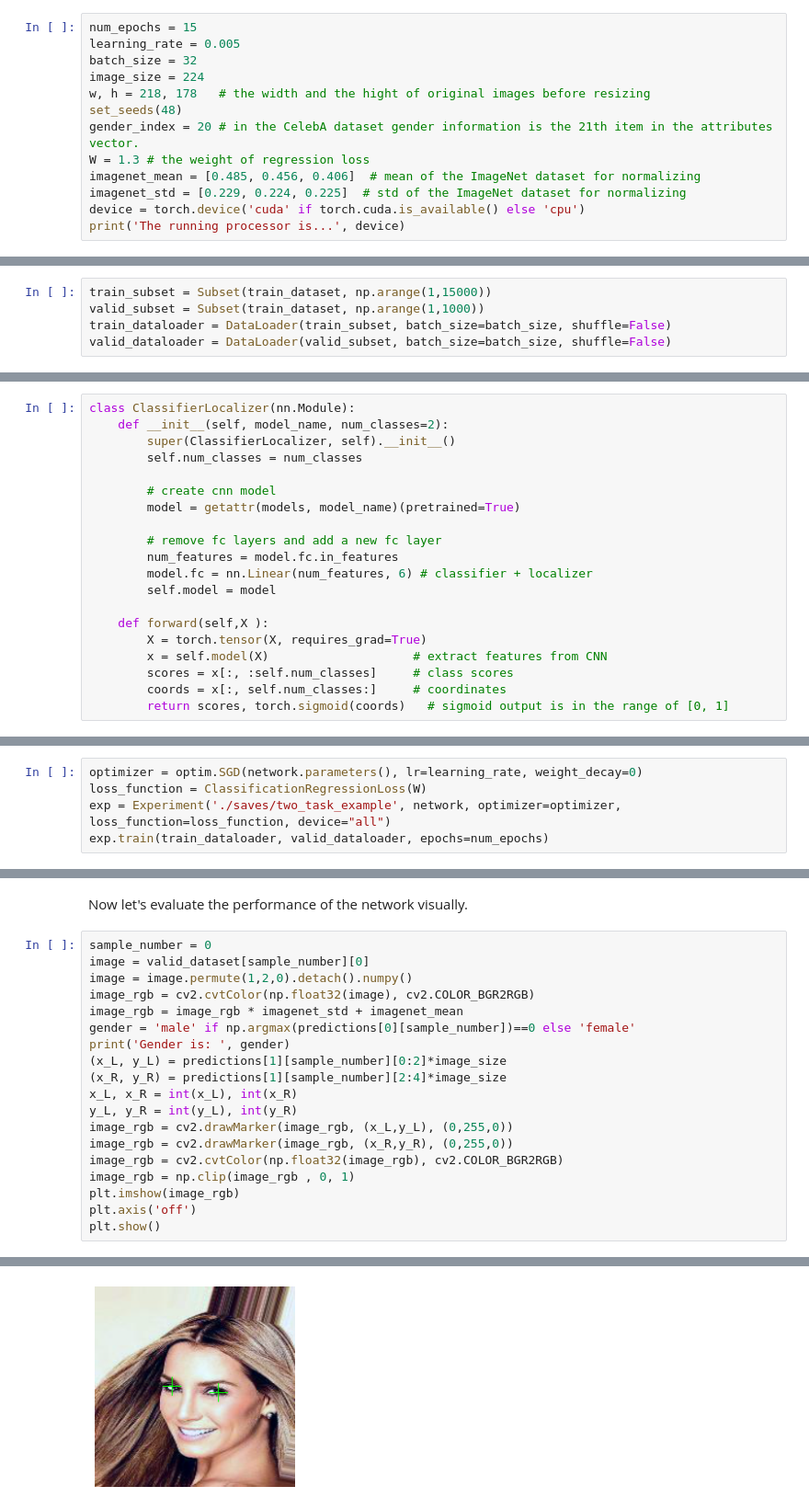
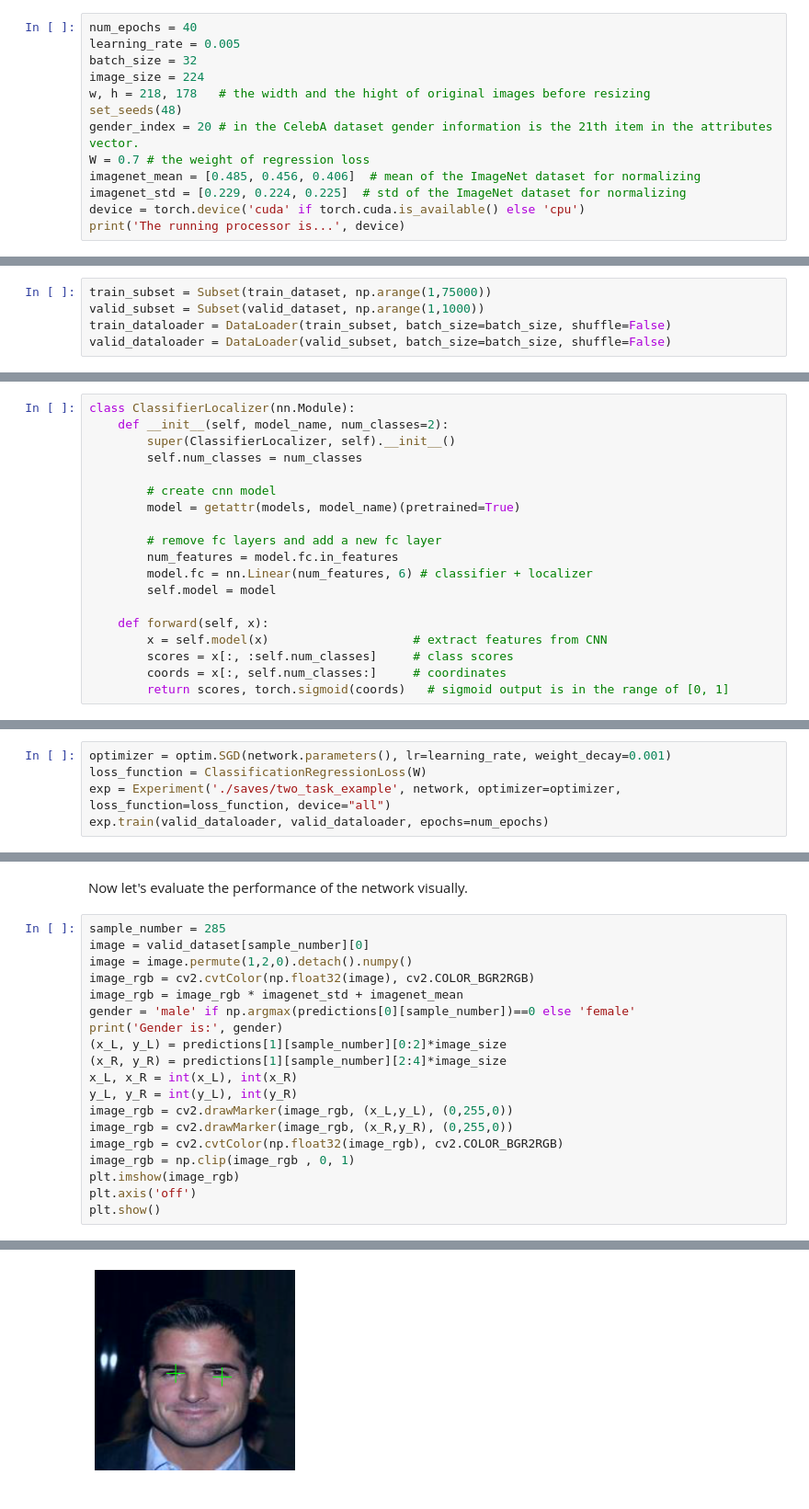
Before and after one commit to GRAAL-Research/poutyne, a Jupyter notebook: examples/classification_and_regression.ipynb, the cells around one changed output, grey strips where cells are left out. Shown: that part at 92% size. Saved outputs shown, nothing was run; the diff lists cells and outputs as text.

```diff
--- a/examples/classification_and_regression.ipynb
+++ b/examples/classification_and_regression.ipynb
@@ -54,14 +54,14 @@ from torchvision.utils import make_grid
 
 ## Training Constants
 # %%
-num_epochs = 15
+num_epochs = 40
 learning_rate = 0.005
 batch_size = 32
 image_size = 224
 w, h = 218, 178   # the width and the hight of original images before resizing
 set_seeds(48)
 gender_index = 20 # in the CelebA dataset gender information is the 21th item in the attributes vector.
-W = 1.3 # the weight of regression loss
+W = 0.7 # the weight of regression loss
 imagenet_mean = [0.485, 0.456, 0.406]  # mean of the ImageNet dataset for normalizing
 imagenet_std = [0.229, 0.224, 0.225]  # std of the ImageNet dataset for normalizing
 device = torch.device('cuda' if torch.cuda.is_available() else 'cpu')
@@ -157,8 +157,8 @@ print (train_dataset[0])
 # %% [markdown]
 Regarding the complexity of the problem and the number of training/valid samples, we have a huge number of training/validation images. Since there are not a considerable varation between images (e.g., the eye coordinates in images do not vary considerably), using all images in the dataset is not necessary and will only increase the training time. Hence, we can seperate and use a portion of data as below:
 # %%
-train_subset = Subset(train_dataset, np.arange(1,15000))
-valid_subset = Subset(train_dataset, np.arange(1,1000))
+train_subset = Subset(train_dataset, np.arange(1,75000))
+valid_subset = Subset(valid_dataset, np.arange(1,1000))
 train_dataloader = DataLoader(train_subset, batch_size=batch_size, shuffle=False)
 valid_dataloader = DataLoader(valid_subset, batch_size=batch_size, shuffle=False)
 # %% [markdown]
@@ -208,9 +208,8 @@ class ClassifierLocalizer(nn.Module):
         model.fc = nn.Linear(num_features, 6) # classifier + localizer
         self.model = model
 
-    def forward(self,X ):
-        X = torch.tensor(X, requires_grad=True)
-        x = self.model(X)                    # extract features from CNN
+    def forward(self, x):
+        x = self.model(x)                    # extract features from CNN
         scores = x[:, :self.num_classes]     # class scores
         coords = x[:, self.num_classes:]     # coordinates
         return scores, torch.sigmoid(coords)   # sigmoid output is in the range of [0, 1]
@@ -241,8 +240,8 @@ class ClassificationRegressionLoss(nn.Module):
 # %% [markdown]
 ## Training
 # %%
-optimizer = optim.SGD(network.parameters(), lr=learning_rate, weight_decay=0)
+optimizer = optim.SGD(network.parameters(), lr=learning_rate, weight_decay=0.001)
 loss_function = ClassificationRegressionLoss(W)
 exp = Experiment('./saves/two_task_example', network, optimizer=optimizer, loss_function=loss_function, device="all")
-exp.train(train_dataloader, valid_dataloader, epochs=num_epochs)
+exp.train(valid_dataloader, valid_dataloader, epochs=num_epochs)
 # %% [output]
@@ -338,13 +336,13 @@ Test steps: 624 83.70s test_loss: 6.421298
 # %% [markdown]
 Now let's evaluate the performance of the network visually.
 # %%
-sample_number = 0
+sample_number = 285
 image = valid_dataset[sample_number][0]
 image = image.permute(1,2,0).detach().numpy()
 image_rgb = cv2.cvtColor(np.float32(image), cv2.COLOR_BGR2RGB)
 image_rgb = image_rgb * imagenet_std + imagenet_mean
 gender = 'male' if np.argmax(predictions[0][sample_number])==0 else 'female'
-print('Gender is: ', gender)
+print('Gender is:', gender)
 (x_L, y_L) = predictions[1][sample_number][0:2]*image_size
 (x_R, y_R) = predictions[1][sample_number][2:4]*image_size
 x_L, x_R = int(x_L), int(x_R)
@@ -361 +359 @@ Gender is:  male
-[figure, old version]
+[figure, new version]
```
Also changed, not shown: parts of 9 cells of this notebook, 1 other file.
